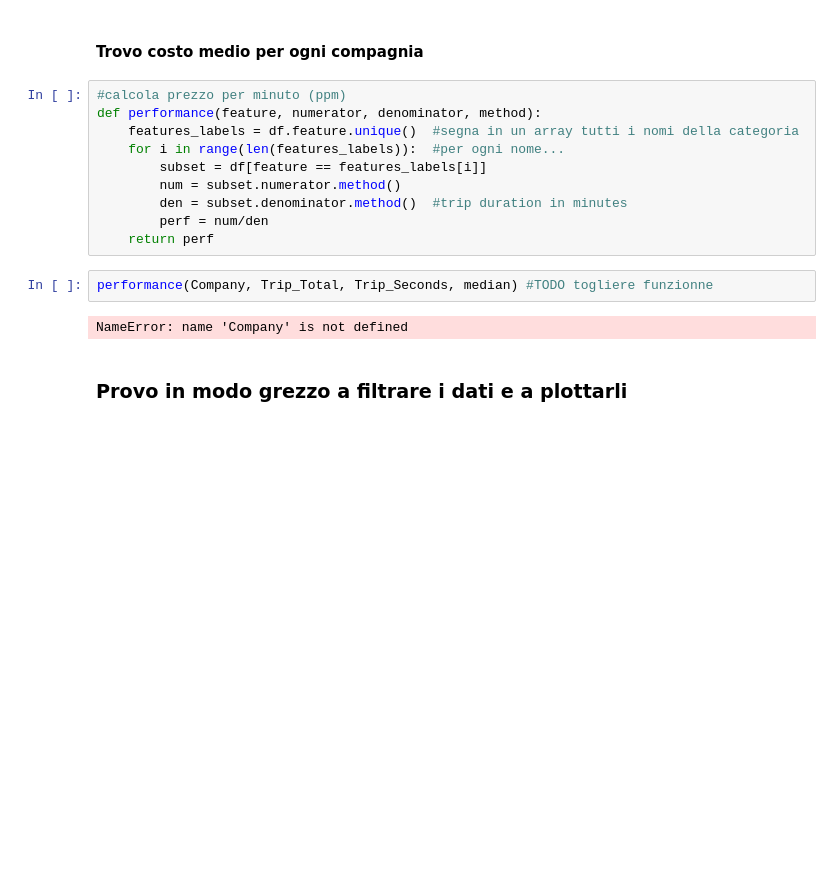
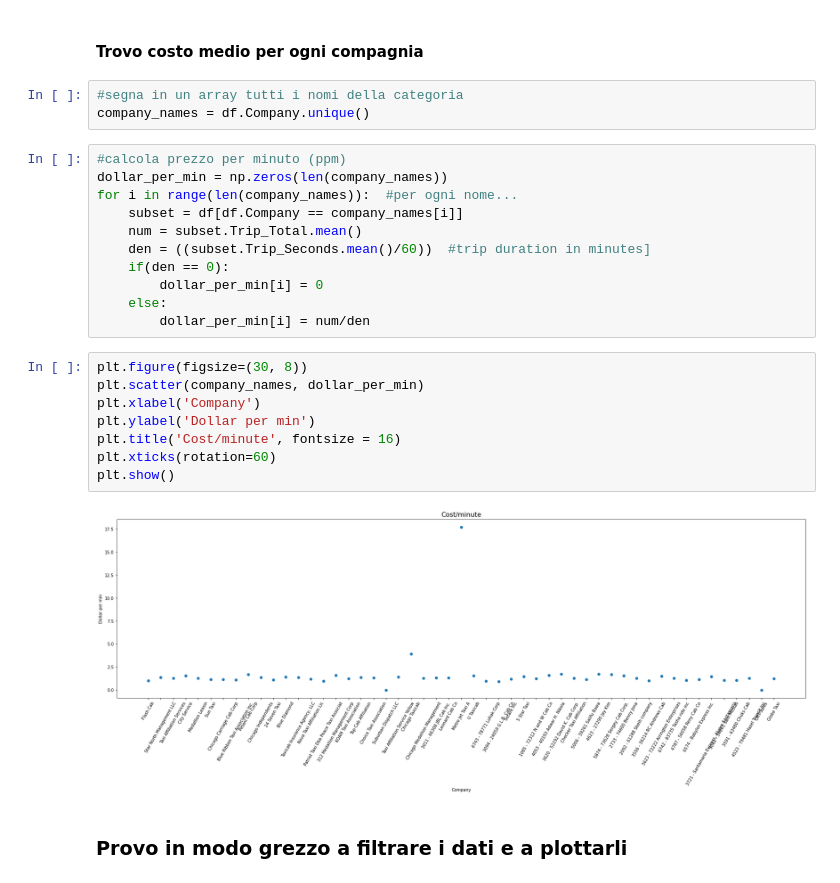
Before and after one commit to LucaCatta97/assignement1, a Jupyter notebook: Cleanning_Data.ipynb, the cells around one changed output. Cells and saved outputs as stored; diff of their text form; blank space fills up the shorter version.

```diff
--- a/Cleanning_Data.ipynb
+++ b/Cleanning_Data.ipynb
@@ -520,20 +524,30 @@ plt.grid(b=None, which='major', axis='x')
 [figure]
 # %% [markdown]
 #### Trovo costo medio per ogni compagnia
+# %%
+#segna in un array tutti i nomi della categoria
+company_names = df.Company.unique()
 # %%
 #calcola prezzo per minuto (ppm)
-def performance(feature, numerator, denominator, method):
-    features_labels = df.feature.unique()  #segna in un array tutti i nomi della categoria
-    for i in range(len(features_labels)):  #per ogni nome...
-        subset = df[feature == features_labels[i]]
-        num = subset.numerator.method()
-        den = subset.denominator.method()  #trip duration in minutes
-        perf = num/den
-    return perf
+dollar_per_min = np.zeros(len(company_names))
+for i in range(len(company_names)):  #per ogni nome...
+    subset = df[df.Company == company_names[i]]
+    num = subset.Trip_Total.mean()
+    den = ((subset.Trip_Seconds.mean()/60))  #trip duration in minutes]
+    if(den == 0):
+        dollar_per_min[i] = 0
+    else:
+        dollar_per_min[i] = num/den
-# %%
-performance(Company, Trip_Total, Trip_Seconds, median) #TODO togliere funzionne
-# %% [output]
-NameError: name 'Company' is not defined
+# %%
+plt.figure(figsize=(30, 8))
+plt.scatter(company_names, dollar_per_min)
+plt.xlabel('Company')
+plt.ylabel('Dollar per min')
+plt.title('Cost/minute', fontsize = 16)
+plt.xticks(rotation=60)
+plt.show()
+# %% [output]
+[figure, added]
 # %% [markdown]
 ### Provo in modo grezzo a filtrare i dati e a plottarli
 # %% [markdown]
```
Also changed, not shown: parts of 6 cells of this notebook.
